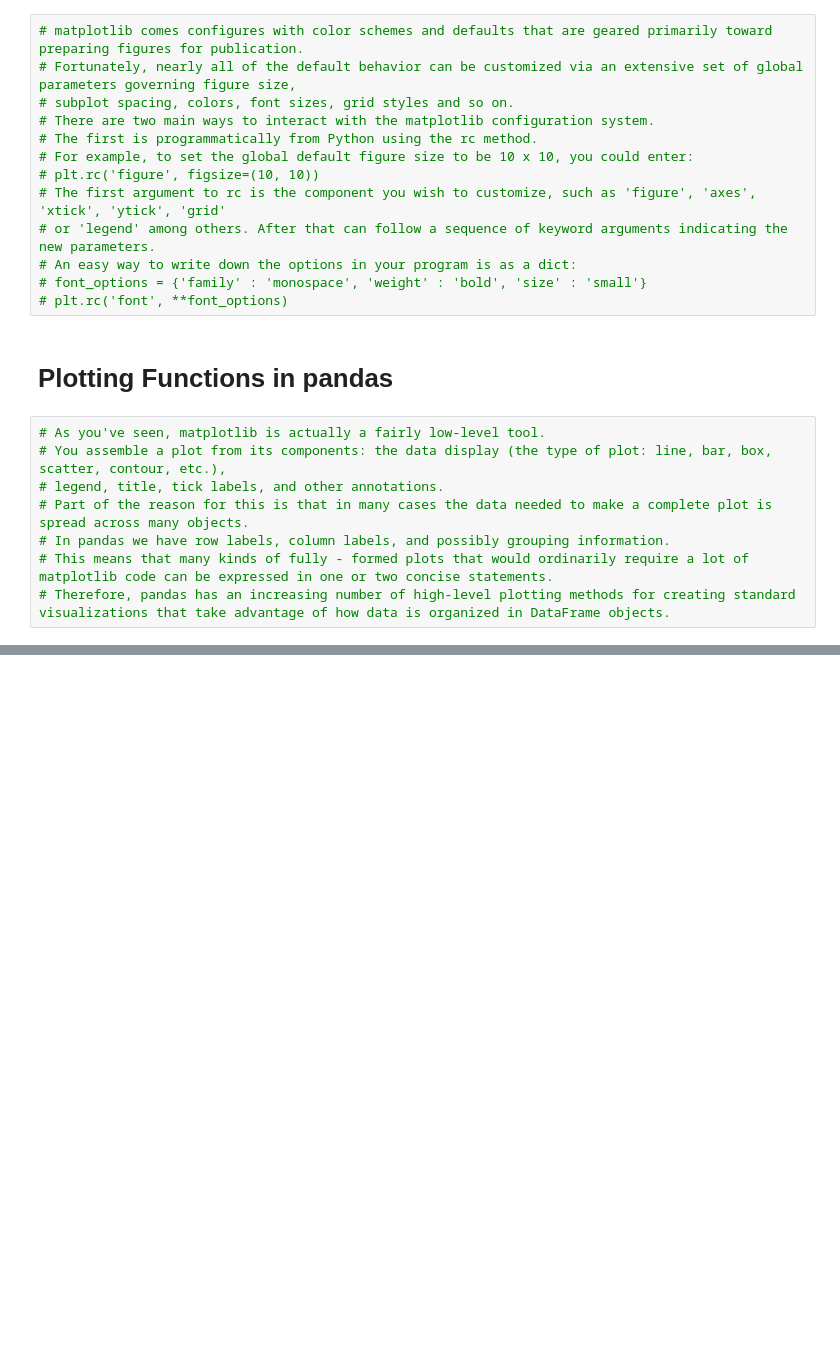
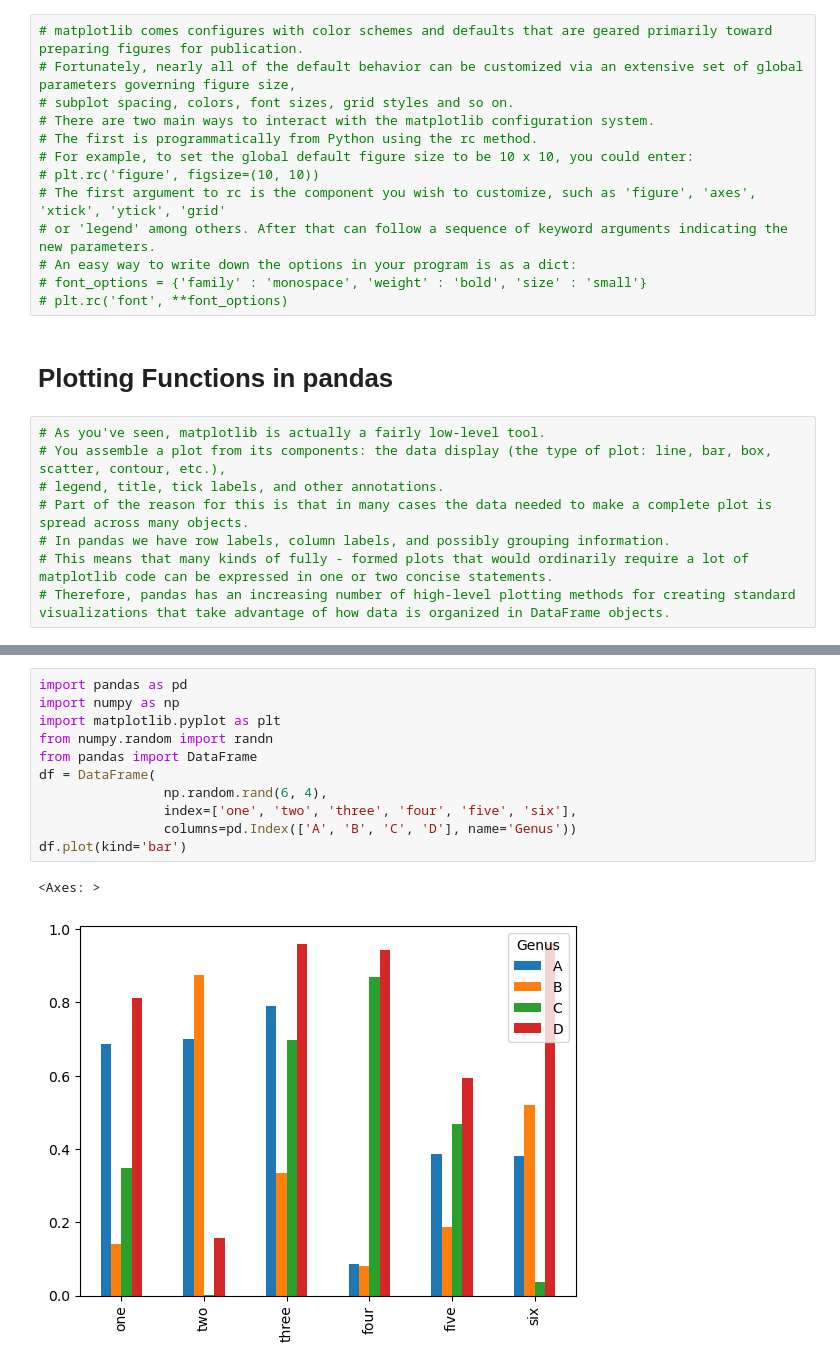
Before and after one commit to ArslanAmanov/Data-Science-Foundations-, a Jupyter notebook: Python for Data Analyses O'reilly_book/ch8_plotting_and_visualization.ipynb, the cells around one changed output, grey strips where cells are left out. Drawn from its saved outputs; the diff is of its cells as text; blank space fills up the shorter version.

```diff
--- a/Python for Data Analyses O'reilly_book/ch8_plotting_and_visualization.ipynb
+++ b/Python for Data Analyses O'reilly_book/ch8_plotting_and_visualization.ipynb
@@ -269,0 +318,14 @@ ax.add_patch(pgon)
+# %%
+import pandas as pd
+import numpy as np
+import matplotlib.pyplot as plt
+from numpy.random import randn
+from pandas import DataFrame
+df = DataFrame(
+                np.random.rand(6, 4),
+                index=['one', 'two', 'three', 'four', 'five', 'six'],
+                columns=pd.Index(['A', 'B', 'C', 'D'], name='Genus'))
+df.plot(kind='bar')
+# %% [output]
+<Axes: >
+[figure, added]
```
Also changed, not shown: parts of 4 cells of this notebook.
